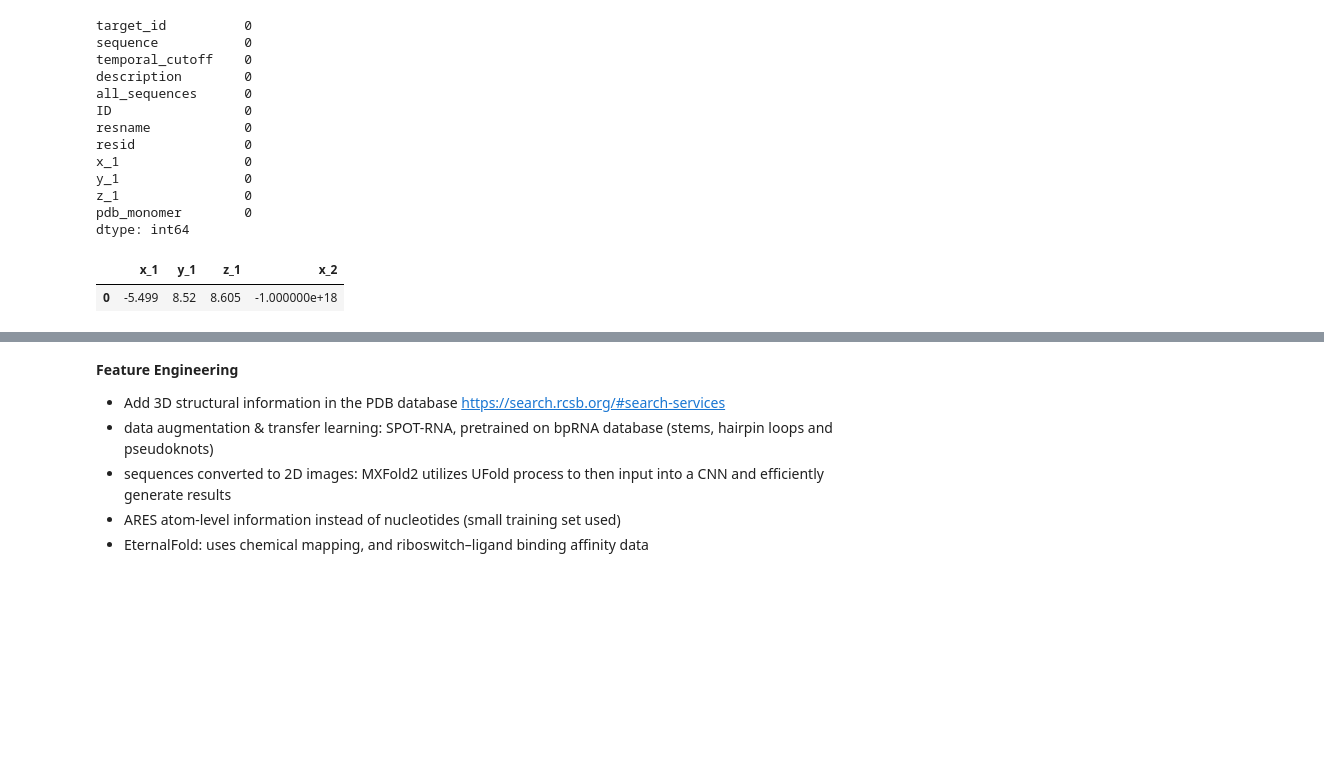
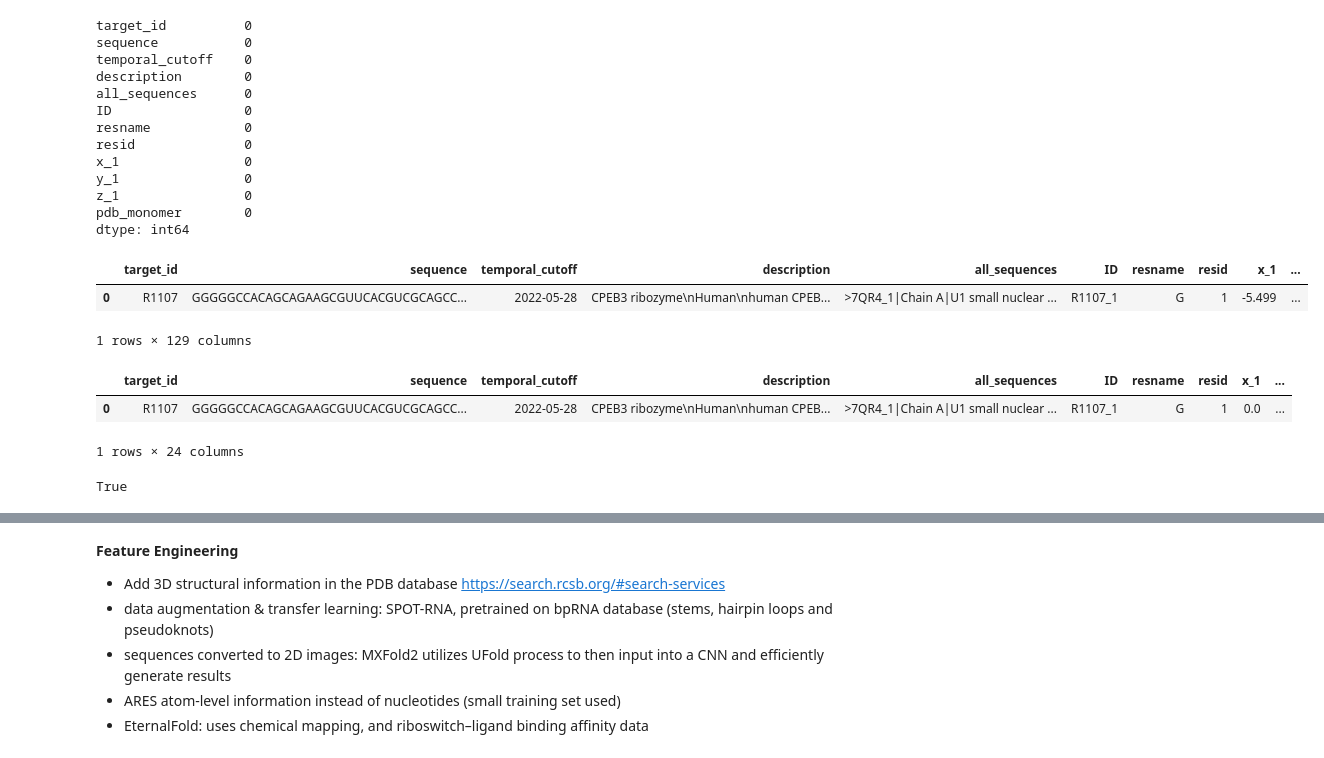
Before and after one commit to achen004/Stanford-RNA-3D-Folding-Structure-Prediction, a Jupyter notebook: rna-sequence-modeling.ipynb, the cells around one changed output, grey strips where cells are left out. Saved outputs shown, nothing was run; the diff lists cells and outputs as text; code cells hidden in the pictures; blank space fills up the shorter version.

Commit message:
Updated preprocessing and ran xgboost on validation set

```diff
--- a/rna-sequence-modeling.ipynb
+++ b/rna-sequence-modeling.ipynb
@@ -97,14 +99,26 @@ def df_label_extract_merge(df_path, label_path):
 # %%
 #validation has 40 structural coordinate output triplets, whereas training has only 1 triplet output (empty multi-dimensional slots)
 validation_df=df_label_extract_merge(df_path=validation_path, label_path=validation_labels_path)
 validation_df[training_coordinates+['x_2']].head(1)
+validation_df.head(1)
 # %% [output]
-|  | x_1 | y_1 | z_1 | x_2 |
-| 0 | -5.499 | 8.52 | 8.605 | -1.000000e+18 |
+|  | target_id | sequence | temporal_cutoff | description | all_sequences | ID | resname | resid | x_1 | ... |
+| 0 | R1107 | GGGGGCCACAGCAGAAGCGUUCACGUCGCAGCC... | 2022-05-28 | CPEB3 ribozyme\nHuman\nhuman CPEB... | >7QR4_1|Chain A|U1 small nuclear ... | R1107_1 | G | 1 | -5.499 | ... |
+1 rows × 129 columns
 # %%
 #convert submission csv as same format as original training csv
 test_df=pd.read_csv(testing_path)
 test_complete_df=test_df.merge(submission_df, how="left", on="target_id")
+test_complete_df.head(1)
+# %% [output]
+|  | target_id | sequence | temporal_cutoff | description | all_sequences | ID | resname | resid | x_1 | ... |
+| 0 | R1107 | GGGGGCCACAGCAGAAGCGUUCACGUCGCAGCC... | 2022-05-28 | CPEB3 ribozyme\nHuman\nhuman CPEB... | >7QR4_1|Chain A|U1 small nuclear ... | R1107_1 | G | 1 | 0.0 | ... |
+1 rows × 24 columns
+# %%
+#The validation data is identical to the test data? (Suppose to be for future testing data updates)
+all(validation_df[list(test_complete_df.columns)]==test_complete_df)
+# %% [output]
+True
 # %%
 print(train_full_df.loc[6500,'all_sequences'])
 # %% [output]
```
Also changed, not shown: parts of 19 cells of this notebook.
